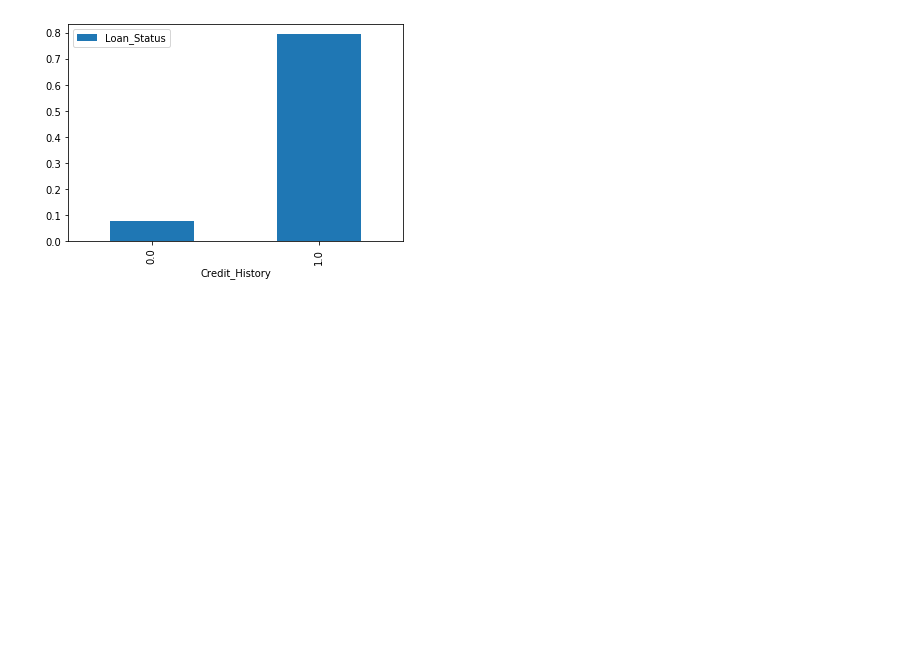
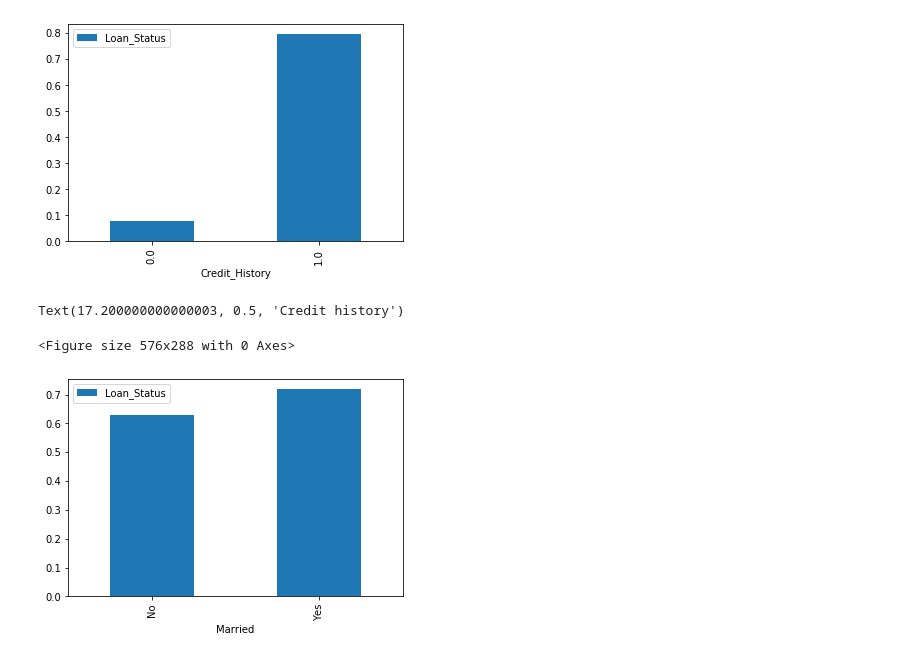
Before and after one commit to apoorva1225/Loan_prediction, a Jupyter notebook: Loan_prediction.ipynb, the cells around one changed output. Cells and saved outputs as stored; diff of their text form; code cells hidden in the pictures; blank space fills up the shorter version.

Commit message:
plots for loan predictions dataset

```diff
--- a/Loan_prediction.ipynb
+++ b/Loan_prediction.ipynb
@@ -145,14 +145,30 @@ dtype: int64
 #pivot table for value loanamount on indexs - gender,married,self_Employed
 temp1 = train_data.pivot_table(values='Loan_Status', index=['Credit_History'],
                                aggfunc=lambda x: x.map({'Y':1, 'N':0}).mean())
+
 temp2 = train_data.pivot_table(values='LoanAmount', index=['Gender','Married','Self_Employed'], aggfunc=np.mean)
+
+temp3 = train_data.pivot_table(values='Loan_Status', index = ['Married'],
+                               aggfunc=lambda x: x.map({'Y':1, 'N':0}).mean())
+
+temp4 = train_data.pivot_table(values='Loan_Status', index=['Gender'],
+                               aggfunc= lambda x: x.map({'Y':0, 'N':1}).mean())
+
+temp5 = pd.crosstab(columns = train_data['Loan_Status'] ,
+                    index = [train_data['Gender'],train_data['Credit_History']])
 
 print("Frequency Table for Credit_History: \n")
 print(train_data['Credit_History'].value_counts(ascending = True))
 
 print("\nProbability of getting loan for each credit_history class: \n", temp1)
 
+print("\nProbability of getting loan for each Marital status class: \n", temp3)
+
+print("\nProbability of getting loan for each Gender class: \n", temp4)
+
 print("\nLoan Amount for each gender, married and self_employed class: \n", temp2)
+
+print(temp5)
 # %% [output]
 Frequency Table for Credit_History:
 
@@ -184,3 +200,13 @@ temp1.plot(kind='bar')
 <matplotlib.axes._subplots.AxesSubplot at 0x...>
 <Figure size 576x288 with 0 Axes>
 [figure]
+# %%
+fig = plt.figure(figsize=(8,4))
+
+temp3.plot(kind='bar')
+chart1.set_xlabel("Probability of getting a loan")
+chart1.set_ylabel("Credit history")
+# %% [output]
+Text(17.200000000000003, 0.5, 'Credit history')
+<Figure size 576x288 with 0 Axes>
+[figure, added]
```
Also changed, not shown: parts of 4 cells of this notebook.
